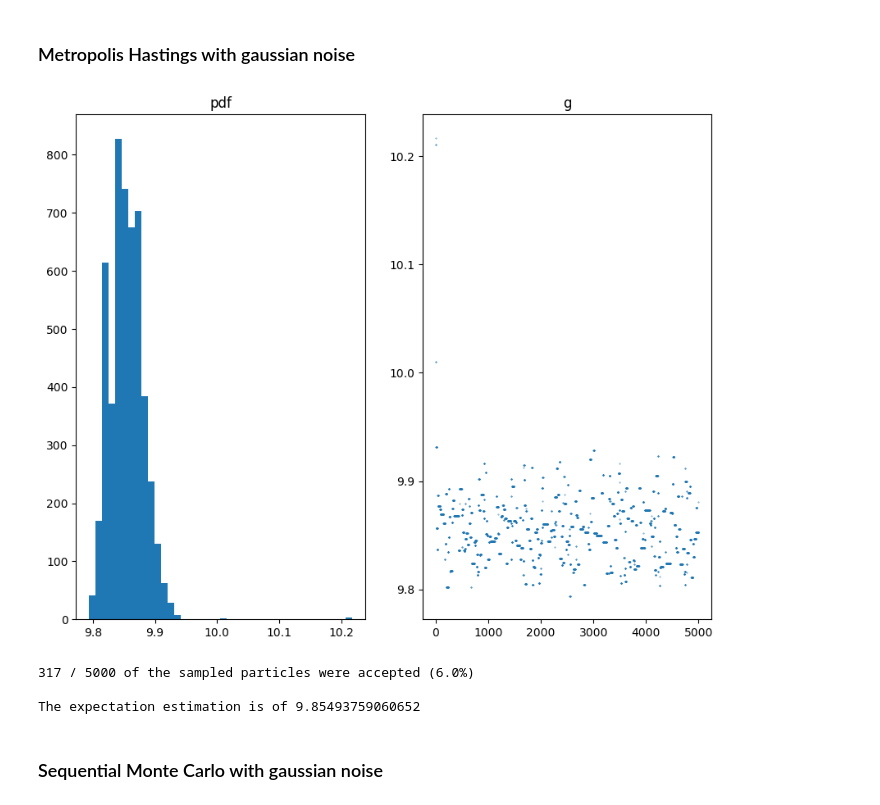
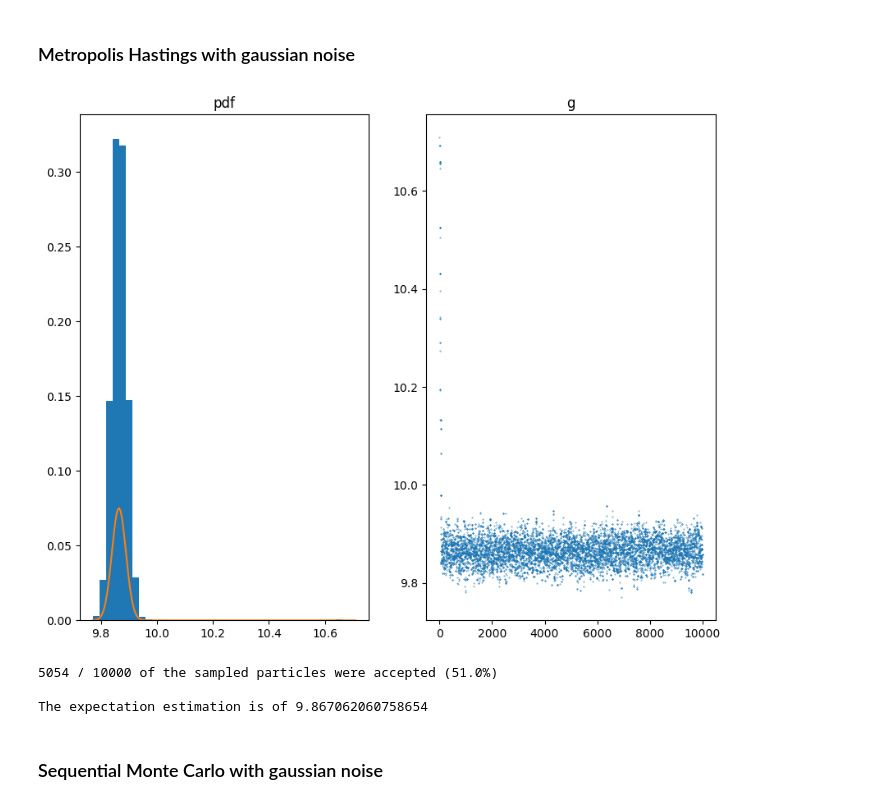
Before and after one commit to matthieubulte/smc, a Jupyter notebook: code/Results.ipynb, the cells around one changed output. Cells and saved outputs as stored; diff of their text form; code cells hidden in the pictures.

```diff
--- a/code/Results.ipynb
+++ b/code/Results.ipynb
@@ -4,23 +4,41 @@ include("includes.jl");
 ### Setup
 # %%
 @everywhere measurements, measurements_mask = load_experiments()
-@everywhere n_measurements = size(measurements)[1]
+@everywhere kid_id = 1 # 1 3 19 20 26 28
+@everywhere n_measurements = length(measurements[kid_id, measurements_mask[kid_id,:] .!= 0])
 
-@everywhere prior = Uniform(8,11)
+@everywhere prior = Normal(10,1)
 
 @everywhere Θ₀ = [5*pi/180, 0]
 @everywhere function dΘ(g)
     Θ -> [Θ[2], -g*sin(Θ[1])/8]
 end
 
-@everywhere grid = [0; measurements[1,:][measurements_mask[1,:] .!= 0]]
+@everywhere grid = [0; measurements[kid_id,:][measurements_mask[kid_id,:] .!= 0]]
 
 @everywhere loglikelihood = (n, g) ->
     let
+        if n == 0
+            return 0
+        end
+
         c = .01
         Gg = rk4s(dΘ(g[1]), Θ₀, grid[1:n+1], 0.01)
+
         b = log.(abs.(c ./ (c + Gg[2:end,1]))).^2
+
         (sum(b)/0.5, b[end]/2)
     end
 
-full_loglikelihood = g -> loglikelihood(11, g[1])[1];
+@everywhere loglikelihood2 = (n, g) ->
+    let
+        if n == 0
+            return 0
+        end
+        Gg = rk4s(dΘ(g[1]), Θ₀, grid[1:n+1], 0.01)
+        b = Gg[2:end,1].^2
+        (sum(b)/0.0001, b[end]/2)
+    end
+
+full_loglikelihood = g -> loglikelihood(n_measurements, g[1])[1];
+full_loglikelihood2 = g -> loglikelihood2(n_measurements, g[1])[1];
@@ -51,39 +47,39 @@ Interact.Slider{Int64}(9: "input-3" = 1 Int64 , "", 1, 1:11, "horizontal", true,
 # %%
 function GaussianMetropolisHastings(K, prior, ϕ, γ)
     x₀ = rand(prior, 1)
 
     X = zeros(K, length(x₀))
     Y = zeros(K, length(x₀))
     W = zeros(K)
     accepted = 0
 
     w = MvNormal(γ^2*eye(length(x₀)))
     x = x₀
     ϕₓ = ϕ(x)
 
     for k=1:K
         y = x + rand(w)
         ϕₙ = ϕ(y)
         if rand() < min(1, (pdf(prior, y[1])/pdf(prior, x[1]))*exp(ϕₓ-ϕₙ))
             x = y
             ϕₓ = ϕₙ
             accepted += 1
         end
 
         W[k] = ϕₙ
         Y[k,:] = y
         X[k,:] = x
     end
     X, Y, exp.(-W), accepted
 end
 
-out = GaussianMetropolisHastings(5000, prior, full_loglikelihood, 0.5)
-plotMCMC(out)
+out = GaussianMetropolisHastings(10_000, prior, full_loglikelihood2, 0.05)
+plotMCMC(out, full_loglikelihood2)
 # %% [output]
-[figure, old version]
+[figure, new version]
-317 / 5000 of the sampled particles were accepted (6.0%)
+5054 / 10000 of the sampled particles were accepted (51.0%)
 
-The expectation estimation is of 9.85493759060652
+The expectation estimation is of 9.867062060758654
 # %% [markdown]
 ### Sequential Monte Carlo with gaussian noise
 # %%
```
Also changed, not shown: parts of 9 cells of this notebook, 16 other files.
